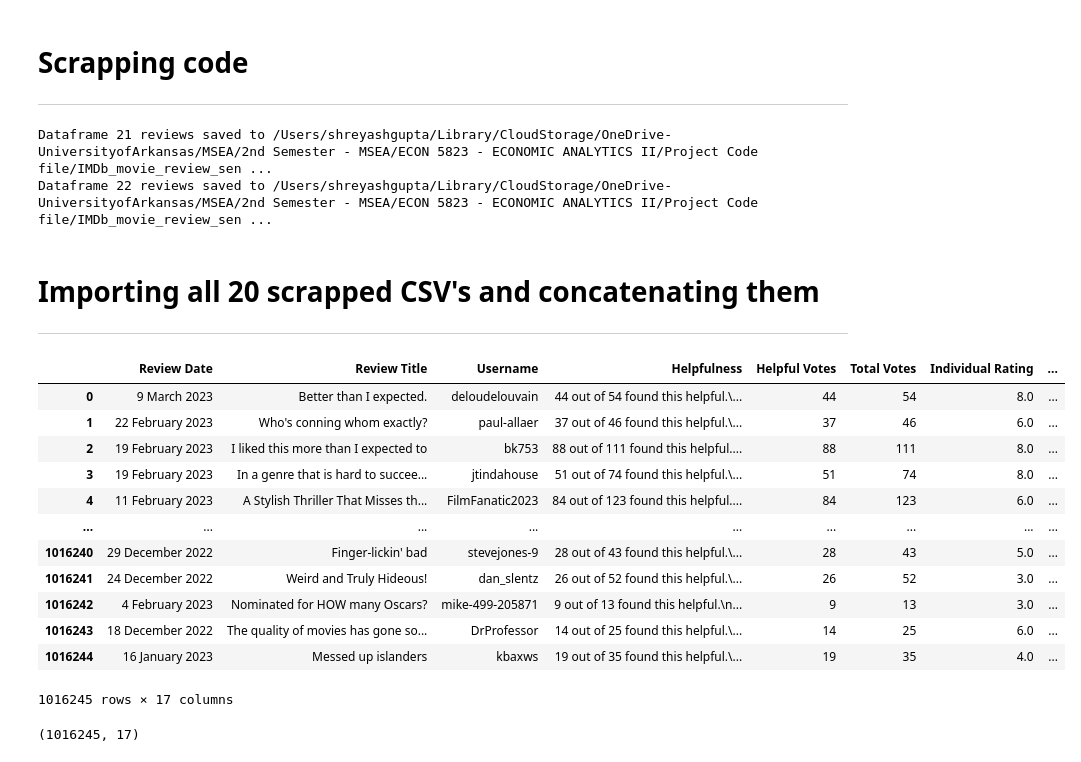
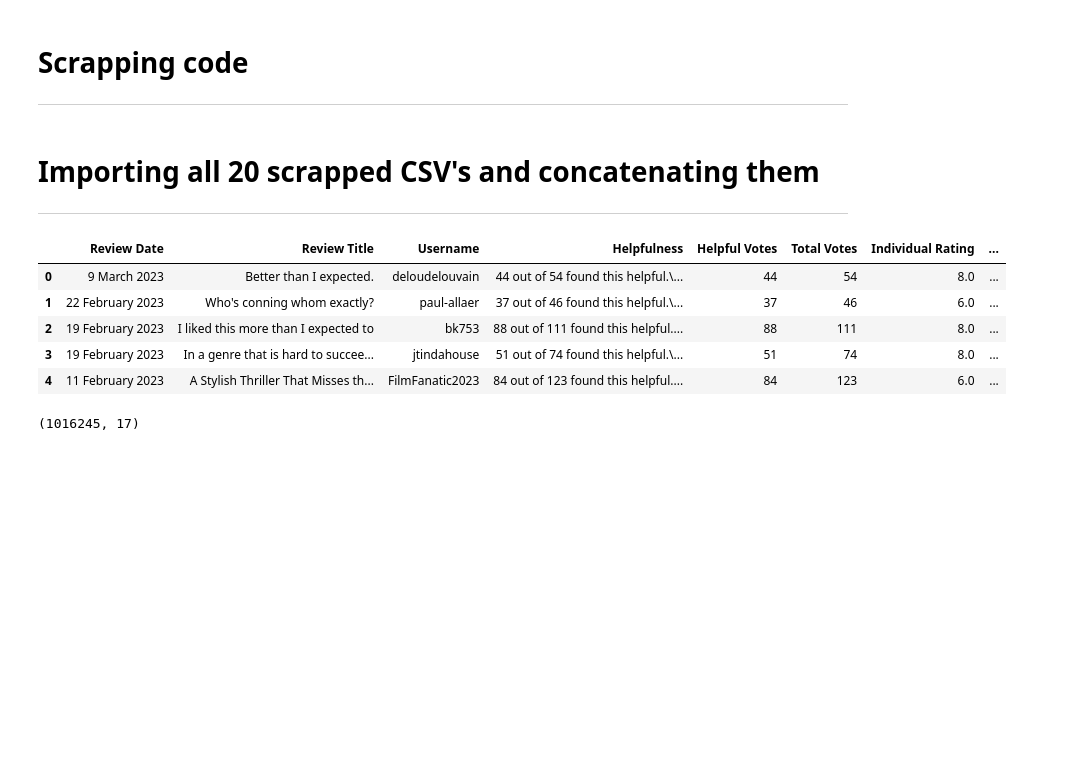
Before and after one commit to shreyashguptas/IMDb_movie_review_sentiment_analysis, a Jupyter notebook: IMDb_webscrapping_script.ipynb, the cells around one changed output. Saved outputs shown, nothing was run; the diff lists cells and outputs as text; code cells hidden in the pictures; blank space fills up the shorter version.

```diff
--- a/IMDb_webscrapping_script.ipynb
+++ b/IMDb_webscrapping_script.ipynb
@@ -639,7 +633,7 @@ def scrape_reviews(url):
 save_dir = '/Users/shreyashgupta/Library/CloudStorage/OneDrive-UniversityofArkansas/MSEA/2nd Semester - MSEA/ECON 5823 - ECONOMIC ANALYTICS II/Project Code file/IMDb_movie_review_sentiment_analysis/20_movies_datasets_with_Scrapped_data'
 
 # Main loop to iterate through dataframes
-for i in range(21, 23):  # Assuming there are 22 dataframes
+for i in range(1, 23):  # Assuming there are 22 dataframes
     df_name = f'imdb_movies_df_{i}_url'
     df = eval(df_name)  # Dynamically get the dataframe
     all_reviews = []
@@ -660,9 +654,6 @@ for i in range(21, 23):  # Assuming there are 22 dataframes
     print(f"Dataframe {i} reviews saved to {csv_file_path}")
 
 driver.quit()
-# %% [output]
-Dataframe 21 reviews saved to /Users/shreyashgupta/Library/CloudStorage/OneDrive-UniversityofArkansas/MSEA/2nd Semester - MSEA/ECON 5823 - ECONOMIC ANALYTICS II/Project Code file/IMDb_movie_review_sen ...
-Dataframe 22 reviews saved to /Users/shreyashgupta/Library/CloudStorage/OneDrive-UniversityofArkansas/MSEA/2nd Semester - MSEA/ECON 5823 - ECONOMIC ANALYTICS II/Project Code file/IMDb_movie_review_sen ...
 # %% [markdown]
 # Importing all 20 scrapped CSV's and concatenating them
 -----
@@ -691,21 +682,14 @@ for filename in os.listdir(directory):
 # Concatenate all the DataFrames in the list
 all_reviews_df = pd.concat(dataframes, ignore_index=True)
 # %%
-all_reviews_df
+all_reviews_df.head(5)
 # %% [output]
 |  | Review Date | Review Title | Username | Helpfulness | Helpful Votes | Total Votes | Individual Rating | ... |
 | 0 | 9 March 2023 | Better than I expected. | deloudelouvain | 44 out of 54 found this helpful.\... | 44 | 54 | 8.0 | ... |
 | 1 | 22 February 2023 | Who's conning whom exactly? | paul-allaer | 37 out of 46 found this helpful.\... | 37 | 46 | 6.0 | ... |
 | 2 | 19 February 2023 | I liked this more than I expected to | bk753 | 88 out of 111 found this helpful.... | 88 | 111 | 8.0 | ... |
 | 3 | 19 February 2023 | In a genre that is hard to succee... | jtindahouse | 51 out of 74 found this helpful.\... | 51 | 74 | 8.0 | ... |
 | 4 | 11 February 2023 | A Stylish Thriller That Misses th... | FilmFanatic2023 | 84 out of 123 found this helpful.... | 84 | 123 | 6.0 | ... |
-| ... | ... | ... | ... | ... | ... | ... | ... | ... |
-| 1016240 | 29 December 2022 | Finger-lickin' bad | stevejones-9 | 28 out of 43 found this helpful.\... | 28 | 43 | 5.0 | ... |
-| 1016241 | 24 December 2022 | Weird and Truly Hideous! | dan_slentz | 26 out of 52 found this helpful.\... | 26 | 52 | 3.0 | ... |
-| 1016242 | 4 February 2023 | Nominated for HOW many Oscars? | mike-499-205871 | 9 out of 13 found this helpful.\n... | 9 | 13 | 3.0 | ... |
-| 1016243 | 18 December 2022 | The quality of movies has gone so... | DrProfessor | 14 out of 25 found this helpful.\... | 14 | 25 | 6.0 | ... |
-| 1016244 | 16 January 2023 | Messed up islanders | kbaxws | 19 out of 35 found this helpful.\... | 19 | 35 | 4.0 | ... |
-1016245 rows × 17 columns
 # %%
 all_reviews_df.shape
 # %% [output]
```
Also changed, not shown: parts of 33 cells of this notebook, 1 other file.
